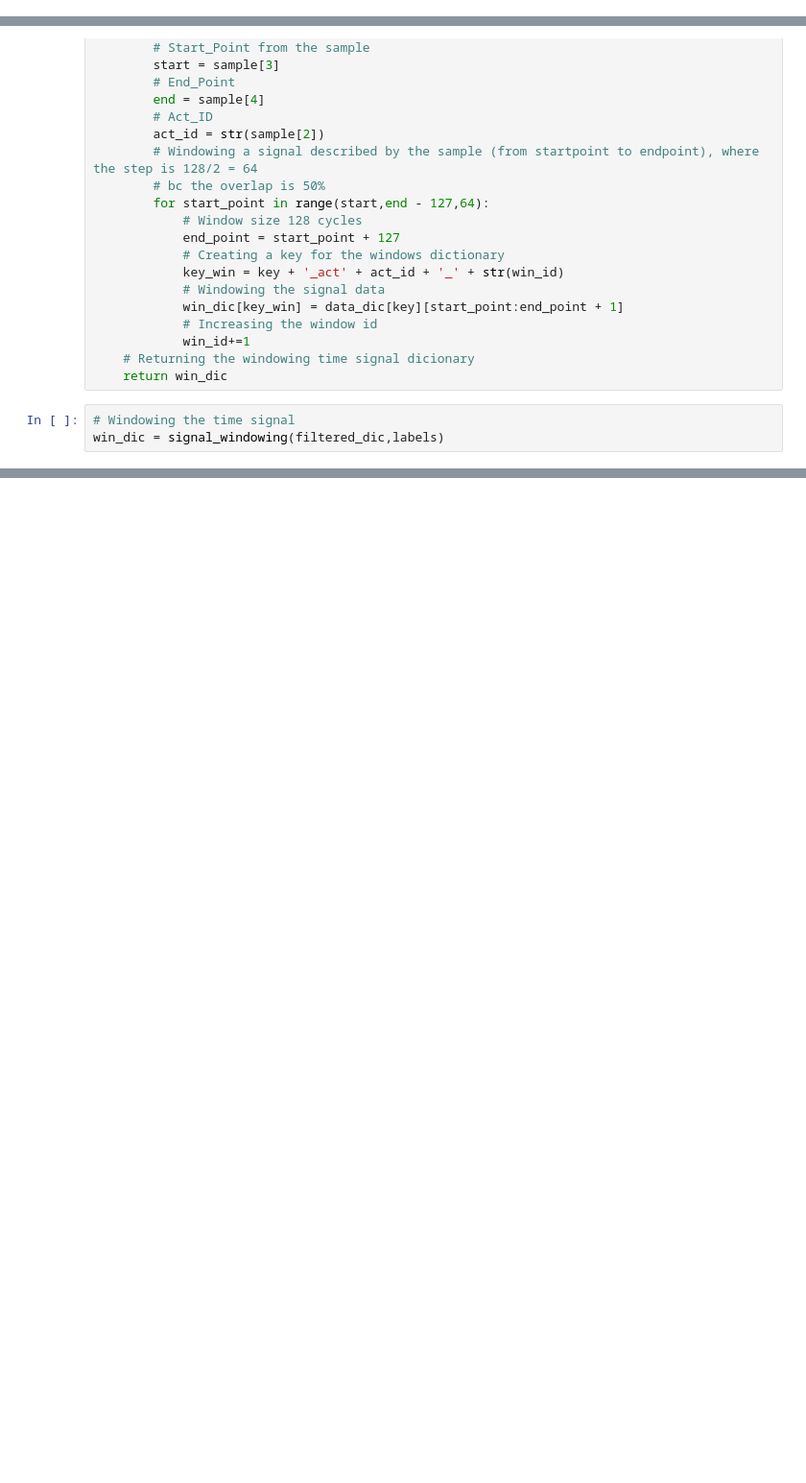
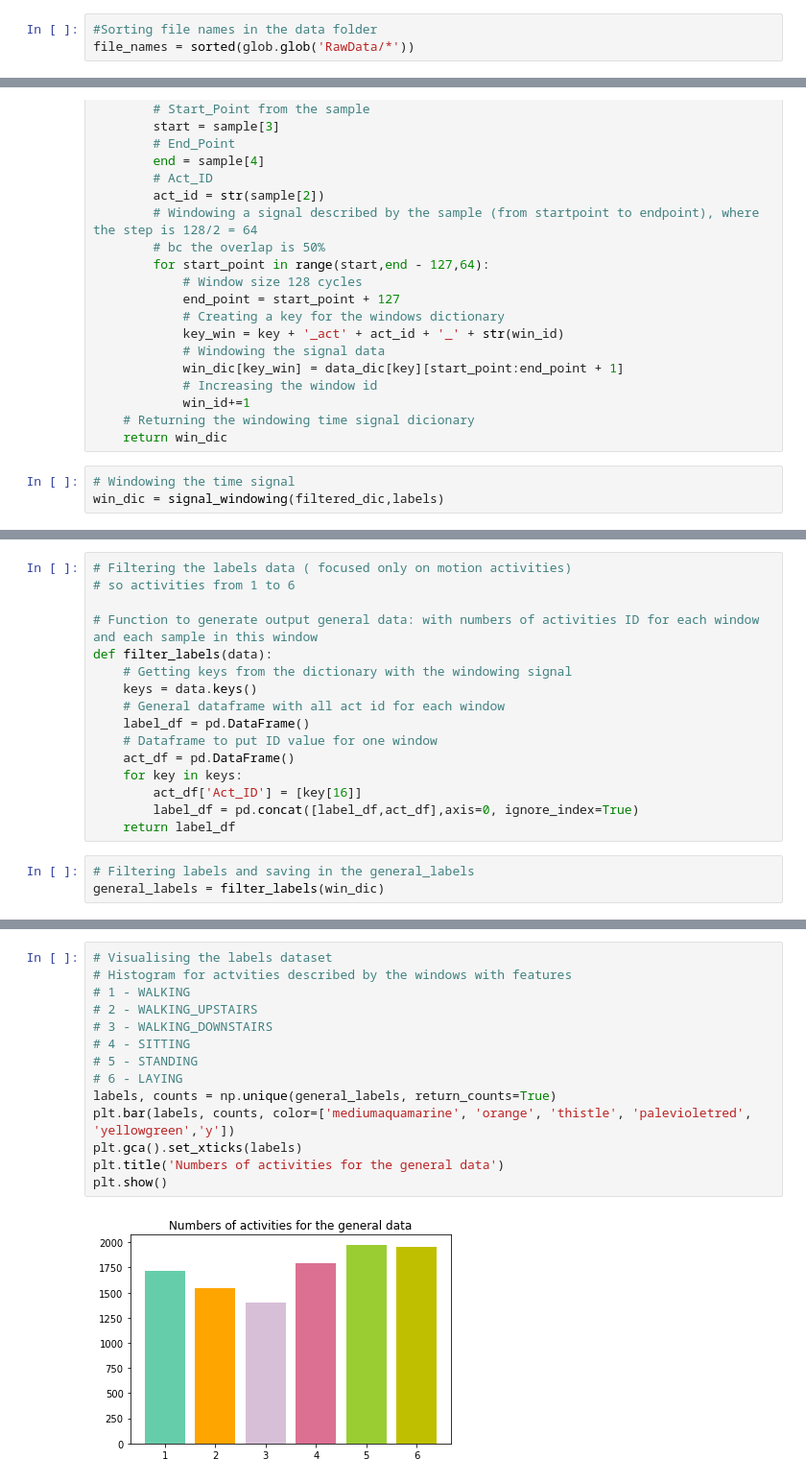
Before and after one commit to mkowalsky0/Human_Activities_Recognition, a Jupyter notebook: ConvNeuralNetwork.ipynb, the cells around one changed output, grey strips where cells are left out. Shown at 96% size. Cells and saved outputs as stored; diff of their text form; blank space fills up the shorter version.

Commit message:
Filtering labels, reshaping the dataset, divorcing data into train and test data

```diff
--- a/ConvNeuralNetwork.ipynb
+++ b/ConvNeuralNetwork.ipynb
@@ -31,5 +30,8 @@ import seaborn as sns
 import glob
 %matplotlib inline
+# %%
+#Sorting file names in the data folder
+file_names = sorted(glob.glob('RawData/*'))
 # %%
 # Making a raw data dictionary for each experiment
 raw_dic = {}
@@ -250,0 +253,19 @@ Each window has 9 features.
+# %%
+# Filtering the labels data ( focused only on motion activities)
+# so activities from 1 to 6
+
+# Function to generate output general data: with numbers of activities ID for each window and each sample in this window
+def filter_labels(data):
+    # Getting keys from the dictionary with the windowing signal
+    keys = data.keys()
+    # General dataframe with all act id for each window
+    label_df = pd.DataFrame()
+    # Dataframe to put ID value for one window
+    act_df = pd.DataFrame()
+    for key in keys:
+        act_df['Act_ID'] = [key[16]]
+        label_df = pd.concat([label_df,act_df],axis=0, ignore_index=True)
+    return label_df
+# %%
+# Filtering labels and saving in the general_labels
+general_labels = filter_labels(win_dic)
@@ -250,0 +284,16 @@ Each window has 9 features.
+# %%
+# Visualising the labels dataset
+# Histogram for actvities described by the windows with features
+# 1 - WALKING
+# 2 - WALKING_UPSTAIRS
+# 3 - WALKING_DOWNSTAIRS
+# 4 - SITTING
+# 5 - STANDING
+# 6 - LAYING
+labels, counts = np.unique(general_labels, return_counts=True)
+plt.bar(labels, counts, color=['mediumaquamarine', 'orange', 'thistle', 'palevioletred', 'yellowgreen','y'])
+plt.gca().set_xticks(labels)
+plt.title('Numbers of activities for the general data')
+plt.show()
+# %% [output]
+[figure, added]
```
Also changed, not shown: parts of 18 cells of this notebook.
